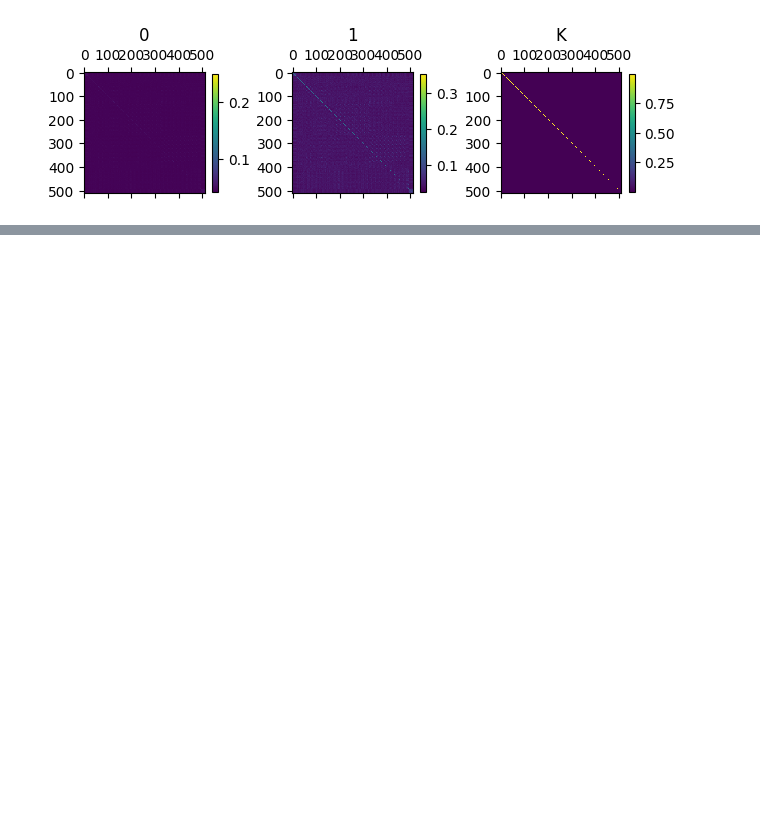
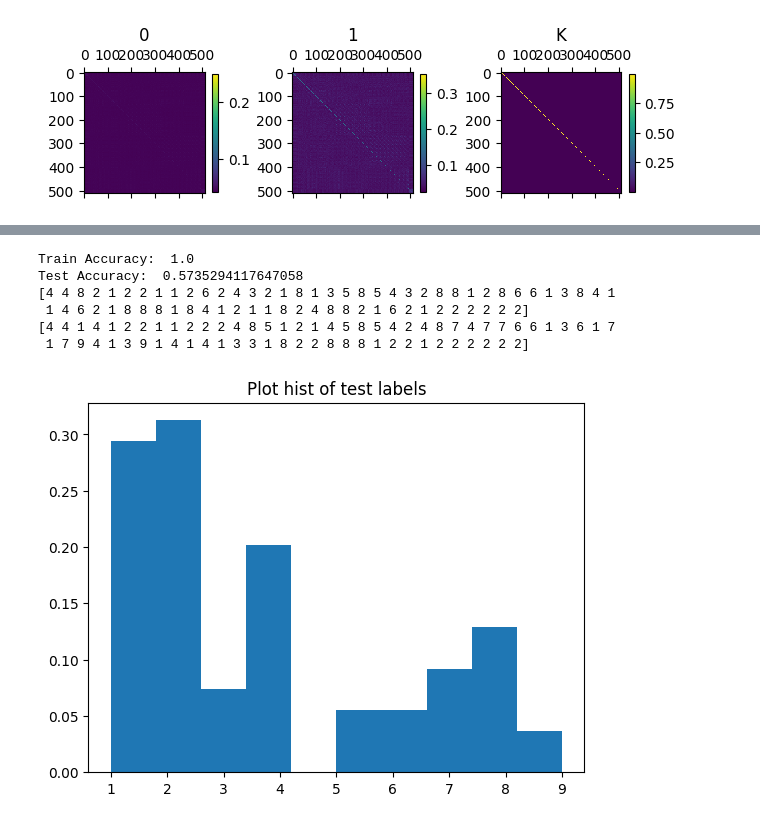
Before and after one commit to amirbourvine/HyperbolicDiffusionDistance_midTerm, a Jupyter notebook: paviaU/preperation.ipynb, the cells around one changed output, grey strips where cells are left out. Cells and saved outputs as stored; diff of their text form; code cells hidden in the pictures; blank space fills up the shorter version.

```diff
--- a/paviaU/preperation.ipynb
+++ b/paviaU/preperation.ipynb
@@ -33,0 +45,23 @@ mat_show(d_HDD, plt.cm.viridis)
+# %%
+n_neighbors = 1
+
+y_patches = y_patches.astype(int)
+
+train_acc,test_acc, preds, labels_test = main(d_HDD, y_patches,n_neighbors)
+
+preds = preds.astype(int)
+
+print(preds)
+print(labels_test)
+
+plt.hist(labels_test,density=True)
+plt.title("Plot hist of test labels")
+plt.show()
+# %% [output]
+Train Accuracy:  1.0
+Test Accuracy:  0.5735294117647058
+[4 4 8 2 1 2 2 1 1 2 6 2 4 3 2 1 8 1 3 5 8 5 4 3 2 8 8 1 2 8 6 6 1 3 8 4 1
+ 1 4 6 2 1 8 8 8 1 8 4 1 2 1 1 8 2 4 8 8 2 1 6 2 1 2 2 2 2 2 2]
+[4 4 1 4 1 2 2 1 1 2 2 2 4 8 5 1 2 1 4 5 8 5 4 2 4 8 7 4 7 7 6 6 1 3 6 1 7
+ 1 7 9 4 1 3 9 1 4 1 4 1 3 3 1 8 2 2 8 8 8 1 2 2 1 2 2 2 2 2 2]
+[figure, added]
```
Also changed, not shown: parts of 6 cells of this notebook, 3 other files.
